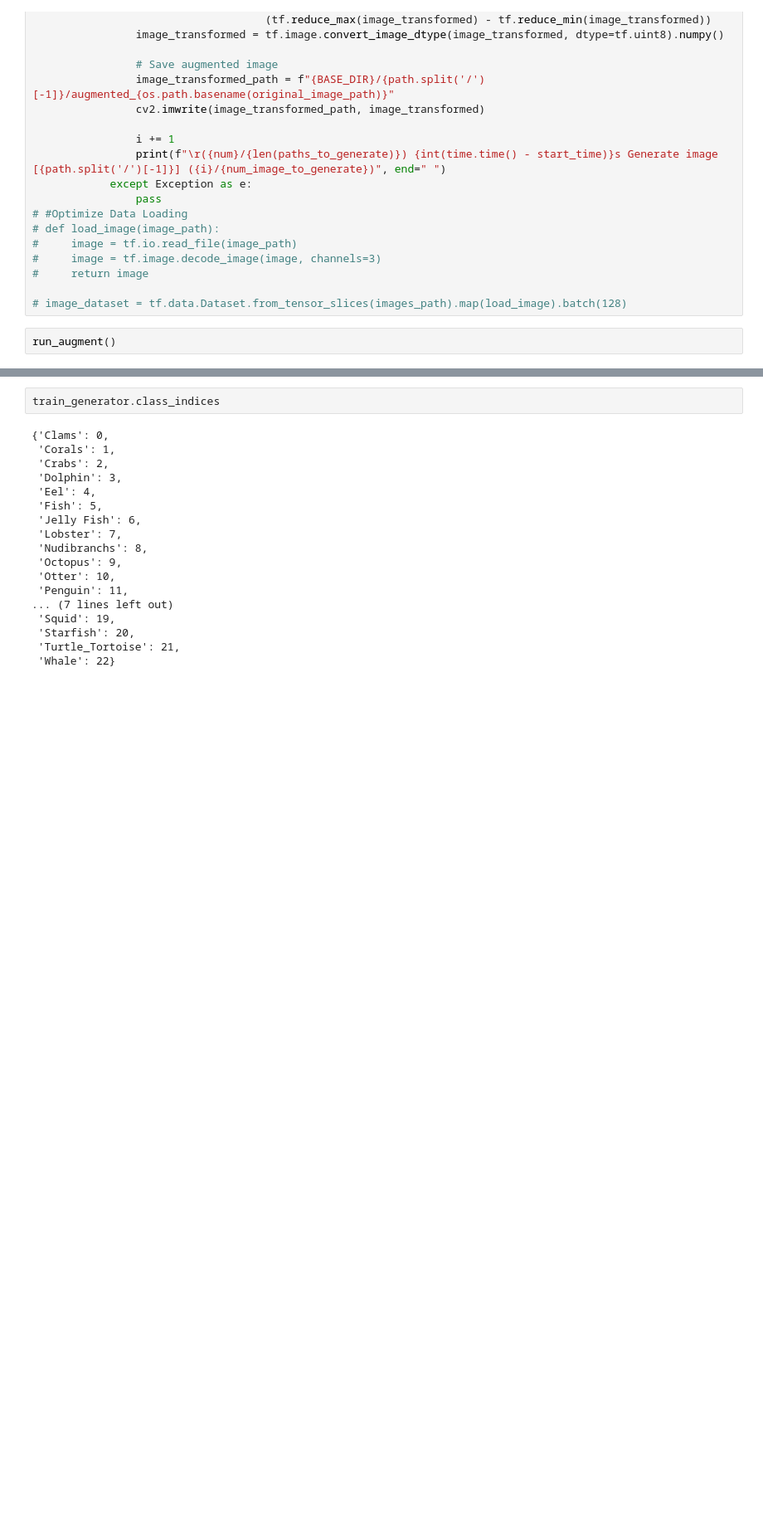
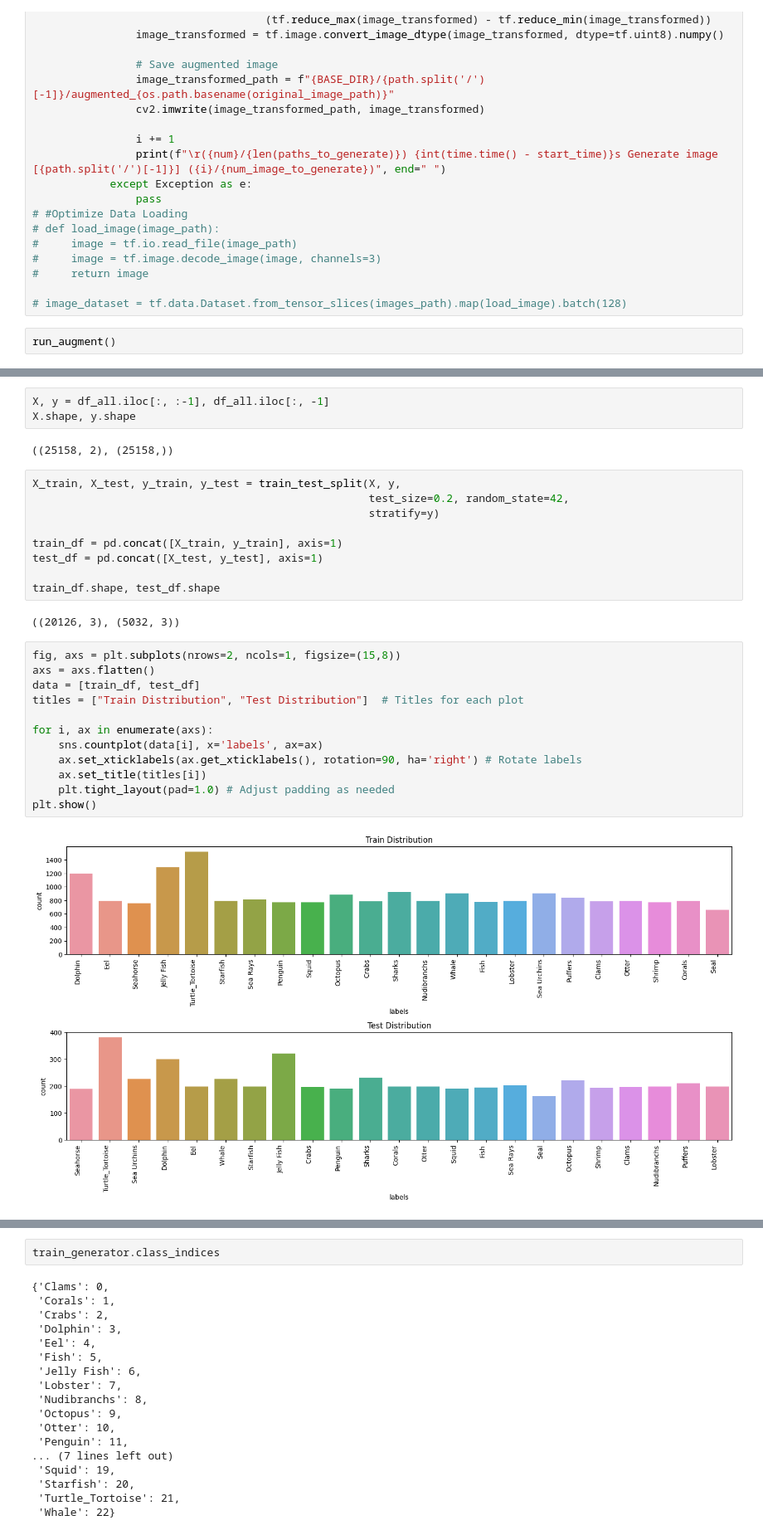
Before and after one commit to sayid-alt/sea-animals-image-classification, a Jupyter notebook: notebook.ipynb, the cells around one changed output, grey strips where cells are left out. Shown at 83% size. Drawn from its saved outputs; the diff is of its cells as text; blank space fills up the shorter version.

Commit message:
Split train valid test, and 2 conv2d

```diff
--- a/notebook.ipynb
+++ b/notebook.ipynb
@@ -277 +309,31 @@ run_augment()
+# %%
+X, y = df_all.iloc[:, :-1], df_all.iloc[:, -1]
+X.shape, y.shape
+# %% [output]
+((25158, 2), (25158,))
+# %%
+X_train, X_test, y_train, y_test = train_test_split(X, y,
+                                                    test_size=0.2, random_state=42,
+                                                    stratify=y)
+
+train_df = pd.concat([X_train, y_train], axis=1)
+test_df = pd.concat([X_test, y_test], axis=1)
+
+train_df.shape, test_df.shape
+# %% [output]
+((20126, 3), (5032, 3))
+# %%
+fig, axs = plt.subplots(nrows=2, ncols=1, figsize=(15,8))
+axs = axs.flatten()
+data = [train_df, test_df]
+titles = ["Train Distribution", "Test Distribution"]  # Titles for each plot
+
+for i, ax in enumerate(axs):
+    sns.countplot(data[i], x='labels', ax=ax)
+    ax.set_xticklabels(ax.get_xticklabels(), rotation=90, ha='right') # Rotate labels
+    ax.set_title(titles[i])
+    plt.tight_layout(pad=1.0) # Adjust padding as needed
+plt.show()
+# %% [output]
+[figure, added]
 # %%
```
Also changed, not shown: parts of 9 cells of this notebook.
